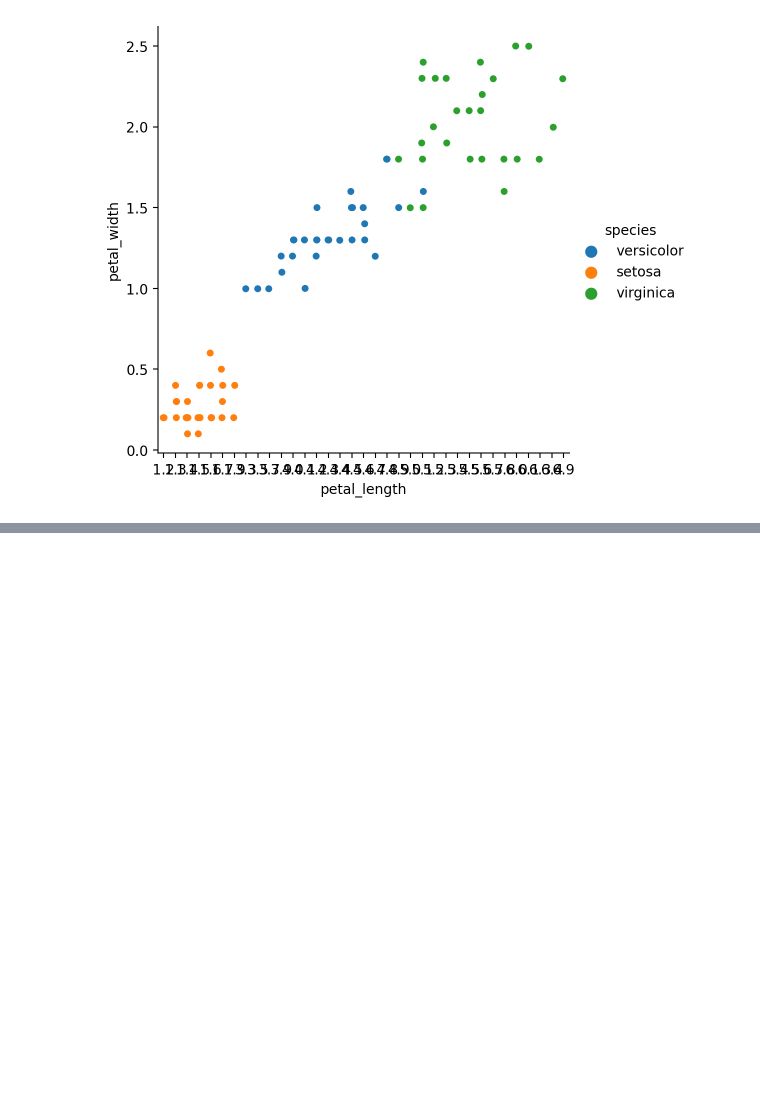
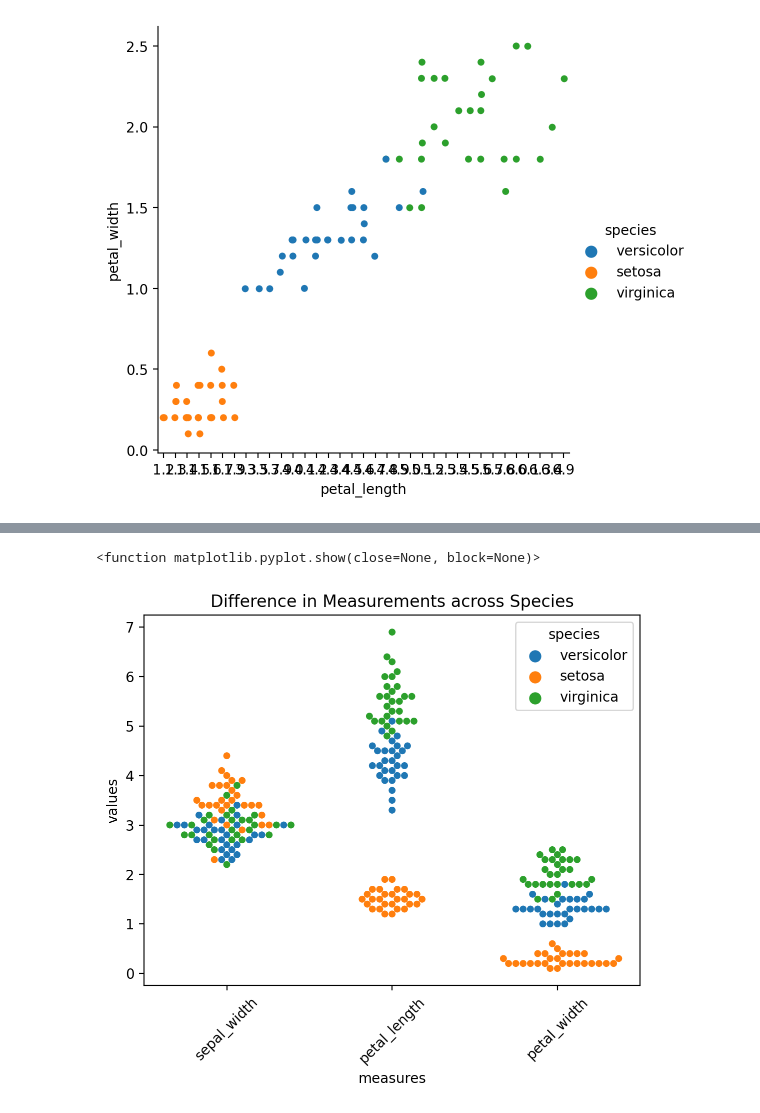
Before and after one commit to jacobpanyathong1/classification-exercises, a Jupyter notebook: classification-exercises.ipynb, the cells around one changed output, grey strips where cells are left out. Drawn from its saved outputs; the diff is of its cells as text; code cells hidden in the pictures; blank space fills up the shorter version.

```diff
--- a/classification-exercises.ipynb
+++ b/classification-exercises.ipynb
@@ -953,2 +835,18 @@ plt.xlim(0, 5)
+# %%
+
+melted = train_iris.melt(id_vars=['species'],
+               var_name='measures',
+               value_name='values')
+plt.title('Difference in Measurements across Species')
+sns.swarmplot(x='measures',
+             y='values',
+             data=melted,
+             hue='species'
+             )
+plt.xticks(rotation=45)
+plt.show
+# %% [output]
+<function matplotlib.pyplot.show(close=None, block=None)>
+[figure, added]
 # %%
 sns.swarmplot(data=train_iris, x="petal_length",y="petal_length")
```
Also changed, not shown: parts of 52 cells of this notebook.
